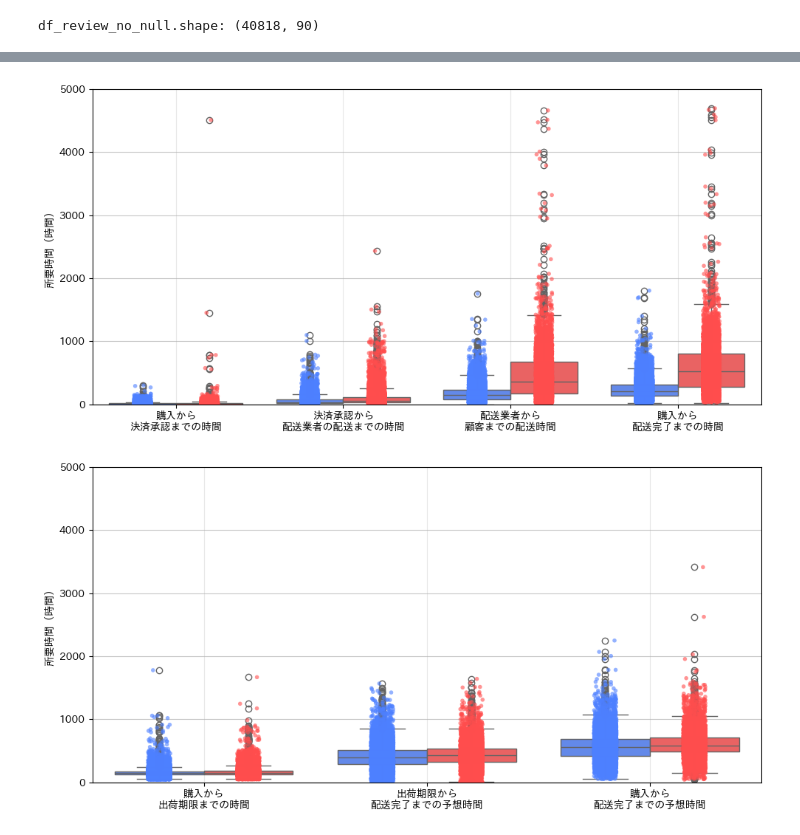
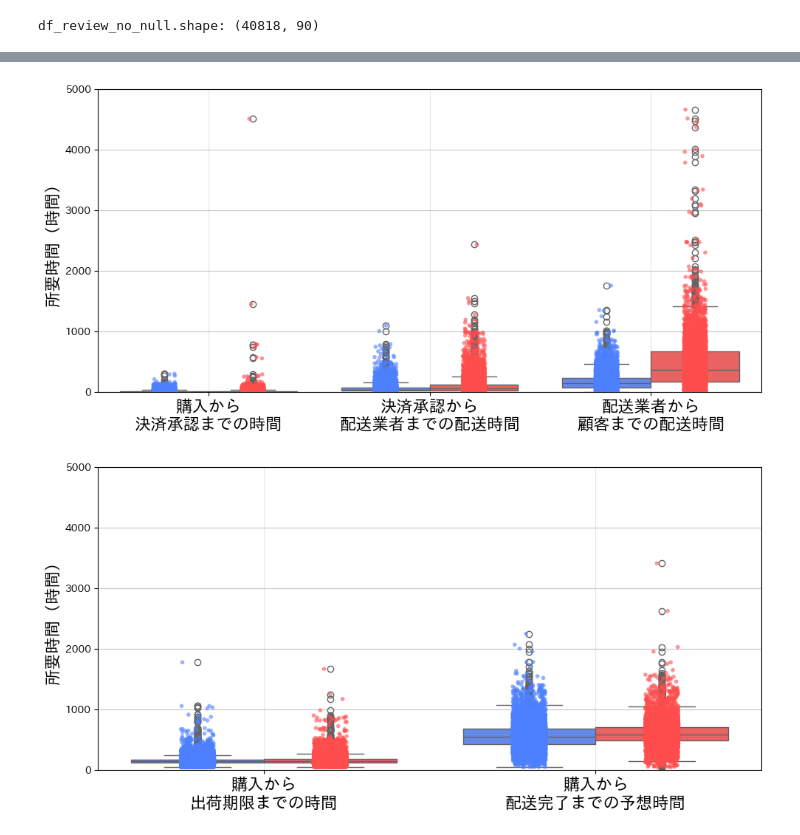
Before and after one commit to shimkoji/Case_Study_Olist, a Jupyter notebook: notebook/data_analysis/05_delivery_issue_analysis.ipynb, the cells around one changed output, grey strips where cells are left out. Drawn from its saved outputs; the diff is of its cells as text; code cells hidden in the pictures.

```diff
--- a/notebook/data_analysis/05_delivery_issue_analysis.ipynb
+++ b/notebook/data_analysis/05_delivery_issue_analysis.ipynb
@@ -144,7 +144,7 @@ df_melted_actual = df_review_about_delivery.melt(
         "order_approved_span_hours_from_purchase",
         "order_delivered_carrier_span_hours_from_approval",
         "order_delivered_customer_span_hours_from_carrier",
-        "order_delivered_customer_span_hours_from_purchase",
+        # "order_delivered_customer_span_hours_from_purchase",
     ],
 )
 
@@ -153,7 +153,7 @@ df_melted_estimated = df_review_about_delivery.melt(
     id_vars=["review_categories_str"],
     value_vars=[
         "order_shipping_limit_span_hours_from_purchase",
-        "order_estimated_delivery_span_hours_from_shipping_limit",
+        # "order_estimated_delivery_span_hours_from_shipping_limit",
         "order_estimated_delivery_span_hours_from_purchase",
     ],
 )
@@ -161,14 +161,14 @@ df_melted_estimated = df_review_about_delivery.melt(
 # 変数名を日本語に変換するディクショナリ
 var_names_actual = {
     "order_approved_span_hours_from_purchase": "購入から\n決済承認までの時間",
-    "order_delivered_carrier_span_hours_from_approval": "決済承認から\n配送業者の配送までの時間",
+    "order_delivered_carrier_span_hours_from_approval": "決済承認から\n配送業者までの配送時間",
     "order_delivered_customer_span_hours_from_carrier": "配送業者から\n顧客までの配送時間",
-    "order_delivered_customer_span_hours_from_purchase": "購入から\n配送完了までの時間",
+    # "order_delivered_customer_span_hours_from_purchase": "購入から\n配送完了までの時間",
 }
 
 var_names_estimated = {
     "order_shipping_limit_span_hours_from_purchase": "購入から\n出荷期限までの時間",
-    "order_estimated_delivery_span_hours_from_shipping_limit": "出荷期限から\n配送完了までの予想時間",
+    # "order_estimated_delivery_span_hours_from_shipping_limit": "出荷期限から\n配送完了までの予想時間",
     "order_estimated_delivery_span_hours_from_purchase": "購入から\n配送完了までの予想時間",
 }
 # 変数名を日本語に変換
@@ -213,7 +213,8 @@ sns.stripplot(
 )
 # ax.set_title("実際の配送時間の分布比較")
 ax.set_xlabel("")
-ax.set_ylabel("所要時間（時間）")
+ax.set_ylabel("所要時間（時間）", fontsize=16)
+plt.tick_params(axis="x", labelsize=16)
 ax.grid(axis="x", linestyle="-", alpha=0.3)
 ax.grid(axis="y", linestyle="-", alpha=0.7)
 
@@ -223,10 +224,11 @@ ax.grid(axis="y", linestyle="-", alpha=0.7)
 ax.set_ylim(0, 5000)
 # レイアウトの調整
 plt.tight_layout()
+plt.savefig(config.results_figs_dir / "delivery_issue_analysis_actual.png")
 # プロットの表示
 plt.show()
 # %% [output]
-[figure, old version]
+[figure, new version]
 # %%
 fig, ax = plt.subplots(1, 1, figsize=(10, 5))
 # 薄い色を設定
@@ -244,33 +246,34 @@ sns.boxplot(
     ax=ax,
     legend=False,  # 凡例を非表示に
 )
 
 sns.stripplot(
     data=df_melted_estimated,
     x="variable",
     y="value",
     hue="review_categories_str",
     hue_order=hue_order,  # 順序を指定
     dodge=True,
     # alpha=0.2,
     size=4,
     palette={"Delivery_Praise": light_blue, "Delivery_Issue": light_red},
     # palette={"Delivery_Praise": "blue", "Delivery_Issue": "red"},
     ax=ax,
     legend=False,
 )
 # ax.set_title("予想配送時間の分布比較")
 ax.set_xlabel("")
-
-ax.set_ylabel("所要時間（時間）")
+plt.tick_params(axis="x", labelsize=16)
+ax.set_ylabel("所要時間（時間）", fontsize=16)
 ax.grid(axis="x", linestyle="-", alpha=0.3)
 ax.grid(axis="y", linestyle="-", alpha=0.7)
 # ax.legend()
 ax.set_ylim(0, 5000)
 # レイアウトの調整
 plt.tight_layout()
+plt.savefig(config.results_figs_dir / "delivery_issue_analysis_estimated.png")
 
 # プロットの表示
 plt.show()
 # %% [output]
-[figure, old version]
+[figure, new version]
```
Also changed, not shown: parts of 3 cells of this notebook, 11 other files.
